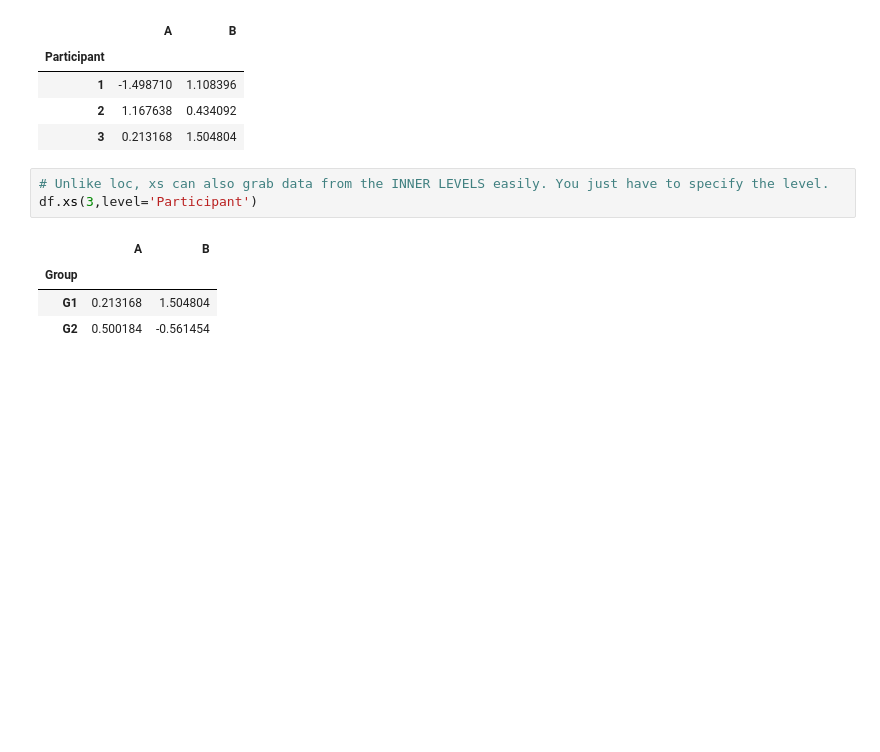
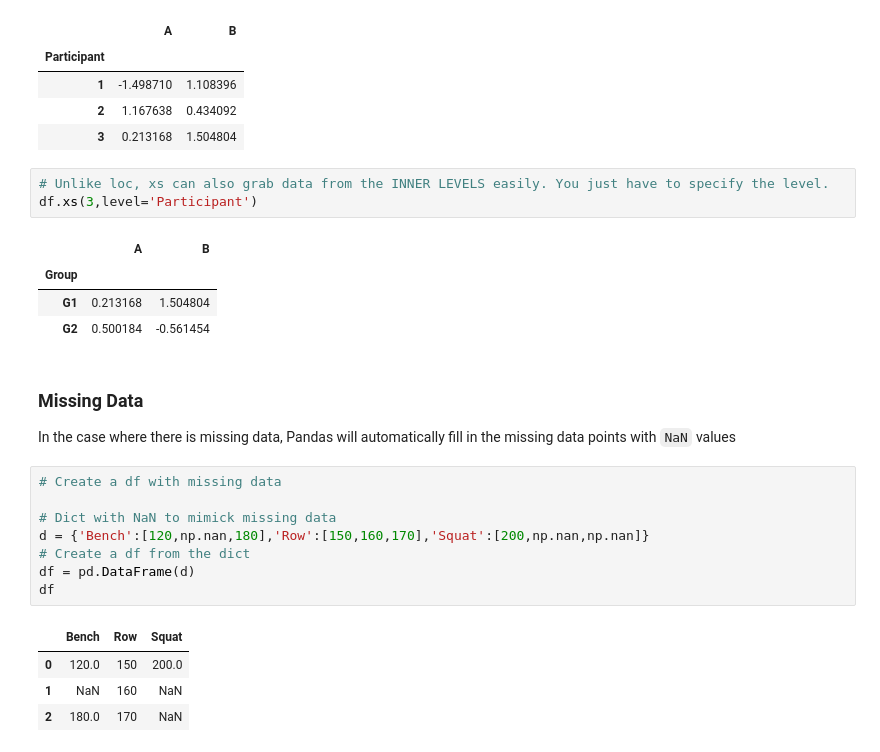
Before and after one commit to kamelCased/learningDataScience, a Jupyter notebook: Pandas.ipynb, the cells around one changed output. Cells and saved outputs as stored; diff of their text form; blank space fills up the shorter version.

Commit message:
Worked on Pandas notebook until the missing data portion

```diff
--- a/Pandas.ipynb
+++ b/Pandas.ipynb
@@ -555,3 +555,20 @@ df.xs(3,level='Participant')
 | Group |  |  |
 | G1 | 0.213168 | 1.504804 |
 | G2 | 0.500184 | -0.561454 |
+# %% [markdown]
+### Missing Data
+
+In the case where there is missing data, Pandas will automatically fill in the missing data points with `NaN` values
+# %%
+# Create a df with missing data
+
+# Dict with NaN to mimick missing data
+d = {'Bench':[120,np.nan,180],'Row':[150,160,170],'Squat':[200,np.nan,np.nan]}
+# Create a df from the dict
+df = pd.DataFrame(d)
+df
+# %% [output]
+|  | Bench | Row | Squat |
+| 0 | 120.0 | 150 | 200.0 |
+| 1 | NaN | 160 | NaN |
+| 2 | 180.0 | 170 | NaN |
```
Also changed, not shown: parts of 15 cells of this notebook.
